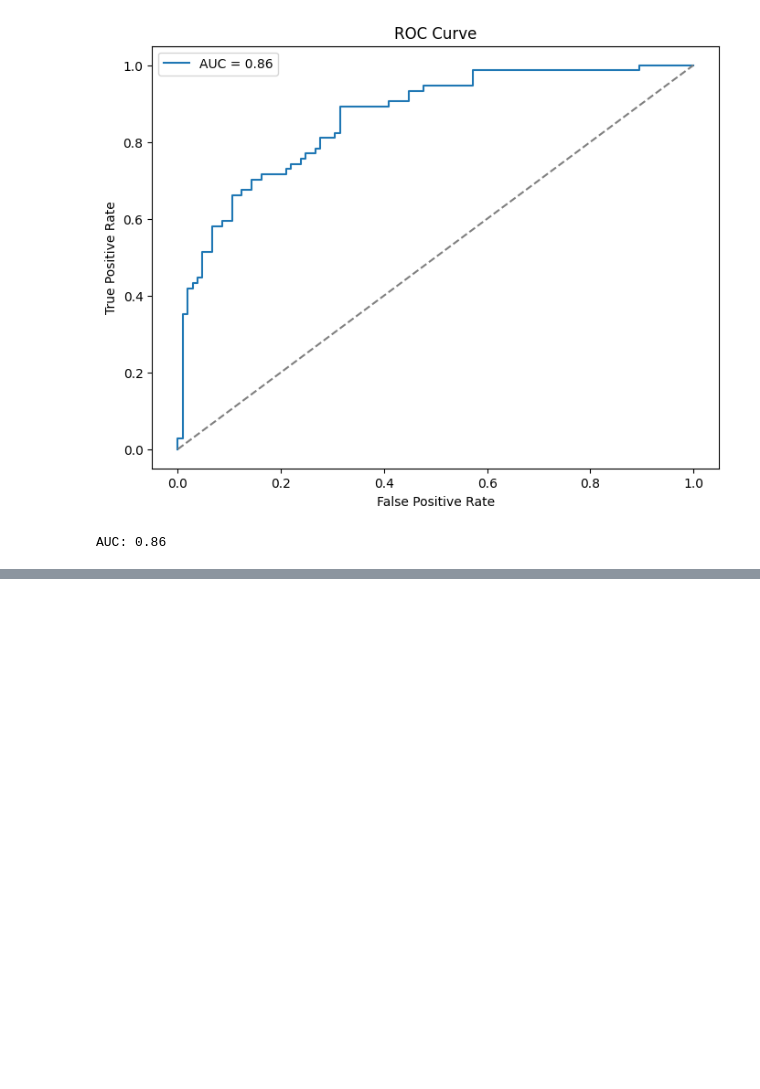
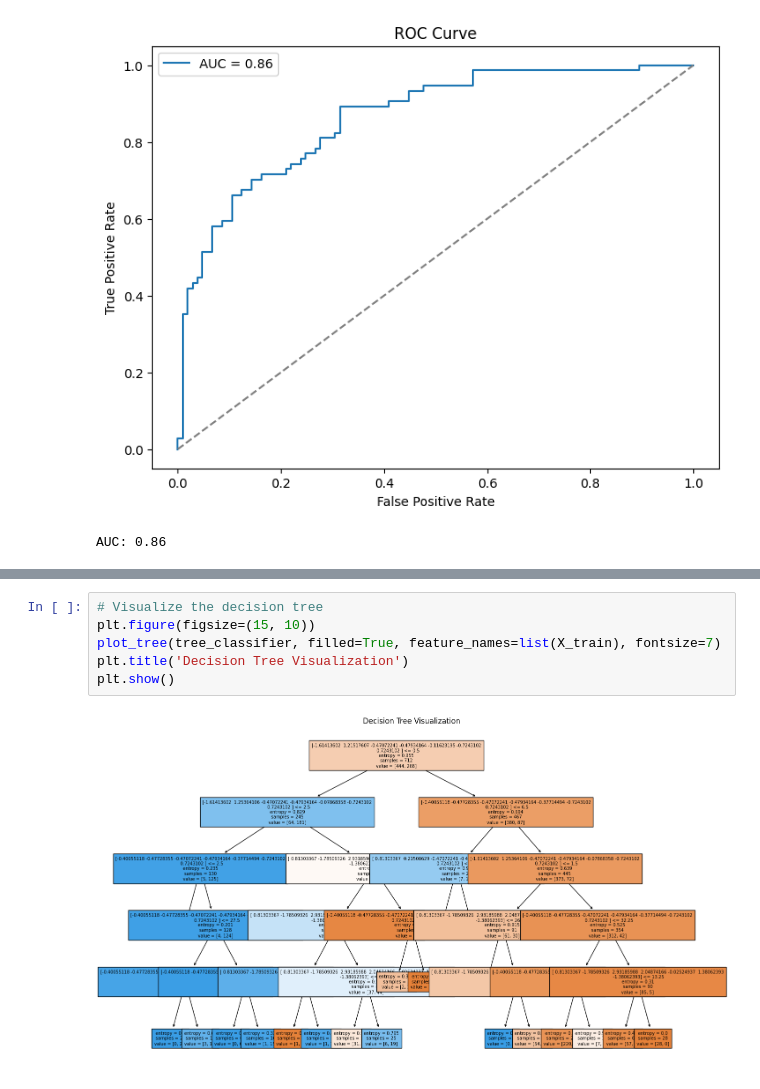
Before and after one commit to omagdy7/titanic-ml, a Jupyter notebook: src/titanic.ipynb, the cells around one changed output, grey strips where cells are left out. Saved outputs shown, nothing was run; the diff lists cells and outputs as text; blank space fills up the shorter version.

```diff
--- a/src/titanic.ipynb
+++ b/src/titanic.ipynb
@@ -278,0 +376,8 @@ AUC: 0.86
+# %%
+# Visualize the decision tree
+plt.figure(figsize=(15, 10))
+plot_tree(tree_classifier, filled=True, feature_names=list(X_train), fontsize=7)
+plt.title('Decision Tree Visualization')
+plt.show()
+# %% [output]
+[figure, added]
```
Also changed, not shown: parts of 9 cells of this notebook.
